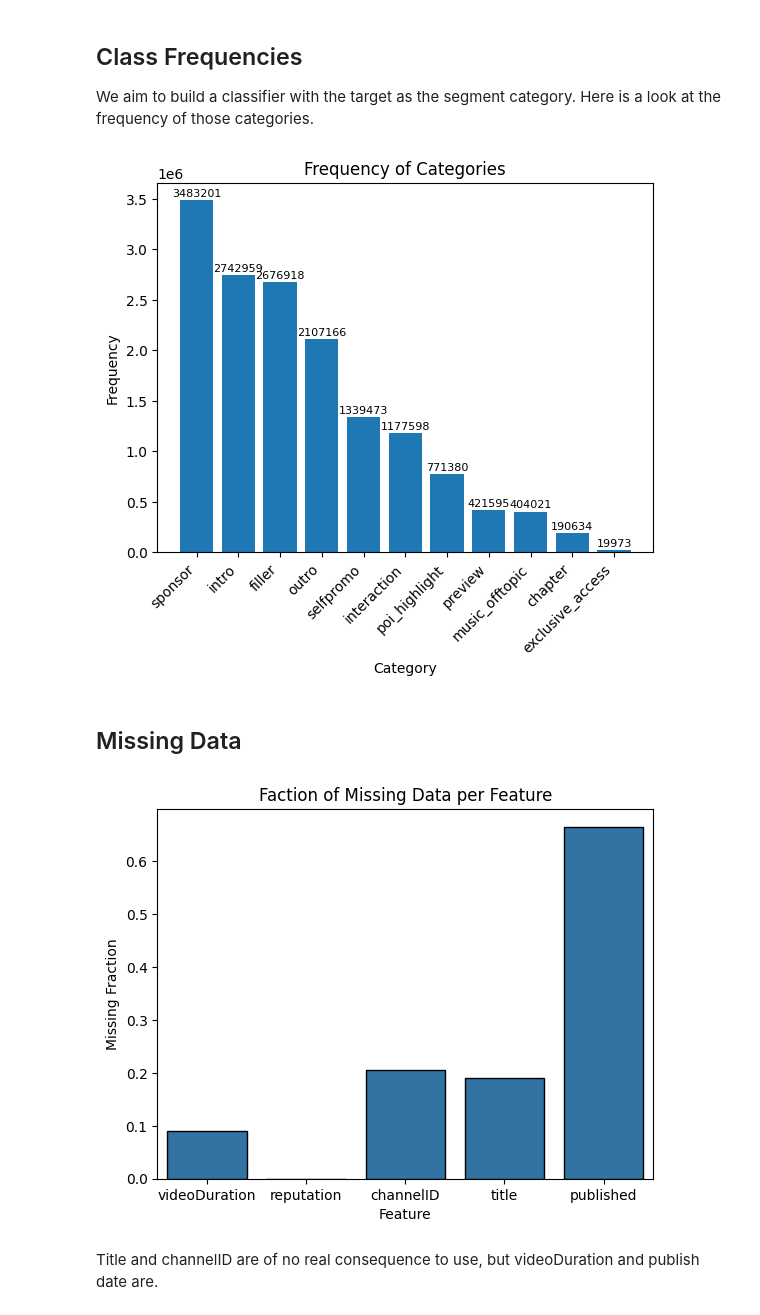
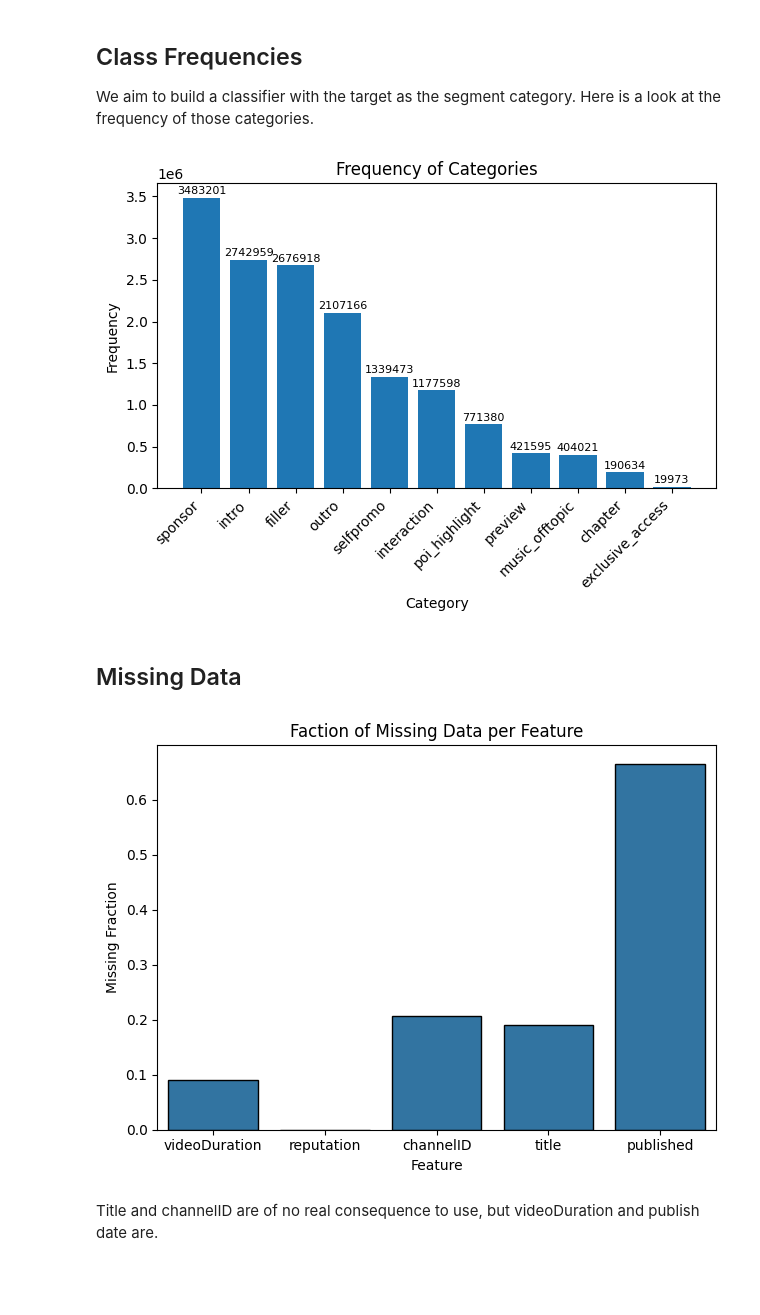
Before and after one commit to t-makaro/503-Project, a Jupyter notebook: src/data_vis.ipynb, the cells around one changed output. Saved outputs shown, nothing was run; the diff lists cells and outputs as text; code cells hidden in the pictures; blank space fills up the shorter version.

Commit message:
Finish visualizations

```diff
--- a/src/data_vis.ipynb
+++ b/src/data_vis.ipynb
@@ -55,27 +58,24 @@ We aim to build a classifier with the target as the segment category. Here is a
 # %%
 category_counts = sb_data['category'].value_counts()
 
-# Create bar chart
 fig, ax = plt.subplots()
 bars = ax.bar(category_counts.index, category_counts.values)
 
 # Label each bar with the count
 for bar in bars:
     height = bar.get_height()
     ax.text(bar.get_x() + bar.get_width() / 2, height + 0.005 * max(category_counts.values), str(height), ha='center', va='bottom', fontsize=8)
 
 # Add labels and title
 ax.set_xlabel('Category')
 ax.set_ylabel('Frequency')
 ax.set_title('Frequency of Categories')
-
-# Rotate x labels
 plt.xticks(rotation=45, ha='right')
-
-# Show plot
+plt.tight_layout()
+plt.savefig(f'./images/{ax.get_title()}.png')
 plt.show()
 # %% [output]
-[figure, old version]
+[figure, new version]
 # %% [markdown]
 ## Missing Data
 # %%
@@ -86,9 +86,12 @@ missing_fraction.columns = ['Feature', 'MissingFraction']
 sns.barplot(data=missing_fraction, x='Feature', y='MissingFraction', edgecolor='black')
 plt.title('Faction of Missing Data per Feature')
 plt.ylabel('Missing Fraction')
+plt.tight_layout()
+
+plt.savefig(f'./images/{plt.gca().get_title()}.png')
 plt.show()
 # %% [output]
-[figure, old version]
+[figure, new version]
 # %% [markdown]
 Title and channelID are of no real consequence to use, but videoDuration and publish date are.
 # %%
```
Also changed, not shown: parts of 26 cells of this notebook, 1 other file.
